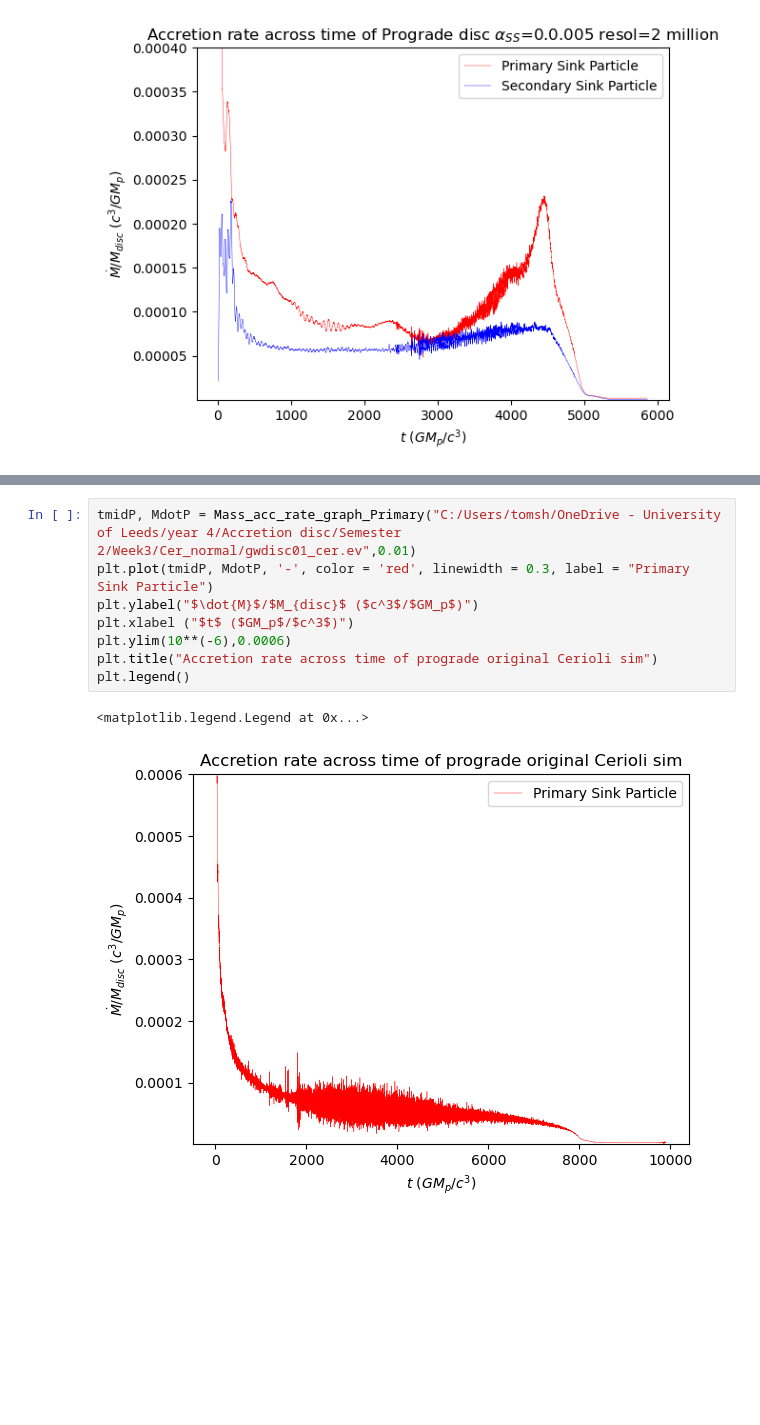
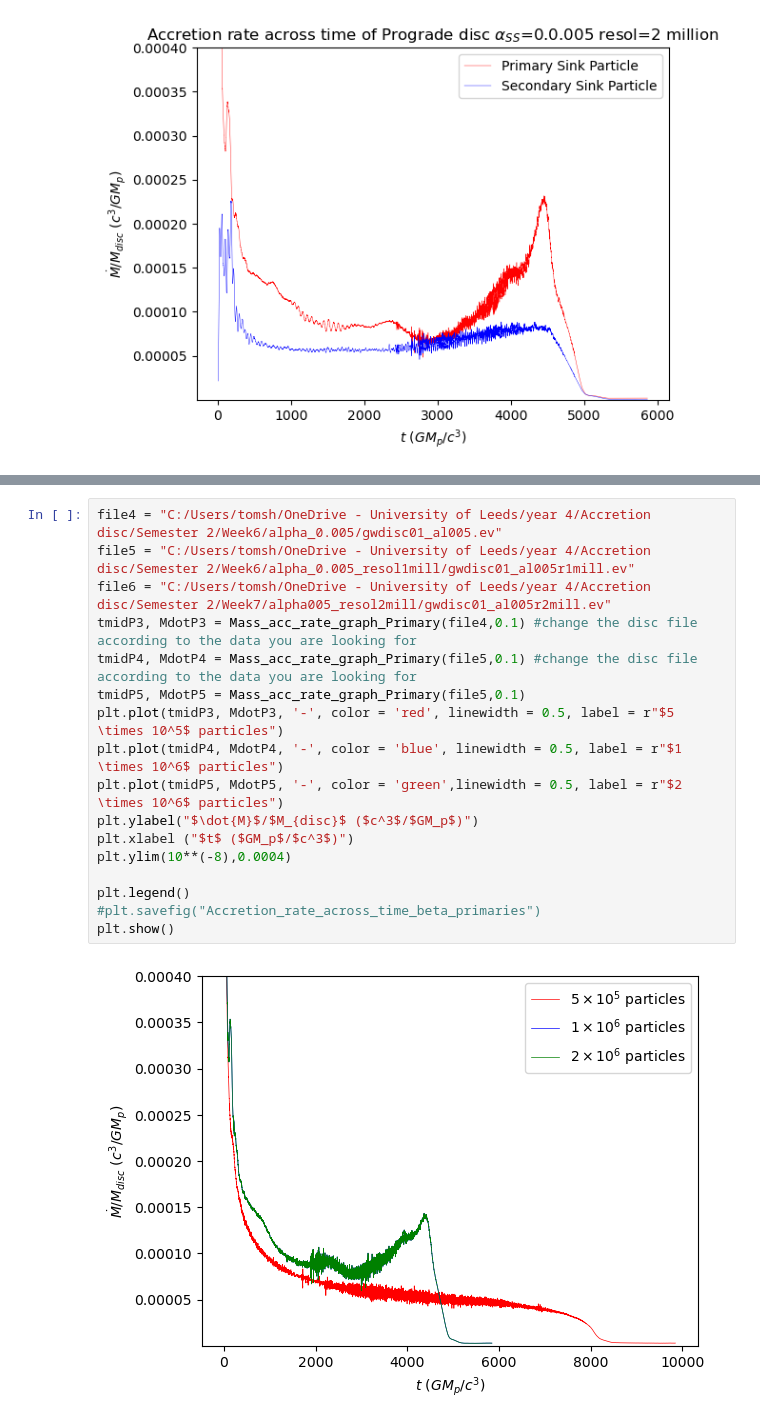
Before and after one commit to tomshilling04/physics_repo, a Jupyter notebook: Accretion_rate.ipynb, the cells around one changed output, grey strips where cells are left out. Saved outputs shown, nothing was run; the diff lists cells and outputs as text; blank space fills up the shorter version.

Commit message:
feat: adds new primary accretion graphs

```diff
--- a/Accretion_rate.ipynb
+++ b/Accretion_rate.ipynb
@@ -153,11 +159,19 @@ plt.show()
 # %%
-tmidP, MdotP = Mass_acc_rate_graph_Primary("C:/Users/tomsh/OneDrive - University of Leeds/year 4/Accretion disc/Semester 2/Week3/Cer_normal/gwdisc01_cer.ev",0.01)
-plt.plot(tmidP, MdotP, '-', color = 'red', linewidth = 0.3, label = "Primary Sink Particle")
+file4 = "C:/Users/tomsh/OneDrive - University of Leeds/year 4/Accretion disc/Semester 2/Week6/alpha_0.005/gwdisc01_al005.ev"
+file5 = "C:/Users/tomsh/OneDrive - University of Leeds/year 4/Accretion disc/Semester 2/Week6/alpha_0.005_resol1mill/gwdisc01_al005r1mill.ev"
+file6 = "C:/Users/tomsh/OneDrive - University of Leeds/year 4/Accretion disc/Semester 2/Week7/alpha005_resol2mill/gwdisc01_al005r2mill.ev"
+tmidP3, MdotP3 = Mass_acc_rate_graph_Primary(file4,0.1) #change the disc file according to the data you are looking for
+tmidP4, MdotP4 = Mass_acc_rate_graph_Primary(file5,0.1) #change the disc file according to the data you are looking for
+tmidP5, MdotP5 = Mass_acc_rate_graph_Primary(file5,0.1)
+plt.plot(tmidP3, MdotP3, '-', color = 'red', linewidth = 0.5, label = r"$5 \times 10^5$ particles")
+plt.plot(tmidP4, MdotP4, '-', color = 'blue', linewidth = 0.5, label = r"$1 \times 10^6$ particles")
+plt.plot(tmidP5, MdotP5, '-', color = 'green',linewidth = 0.5, label = r"$2 \times 10^6$ particles")
 plt.ylabel("$\dot{M}$/$M_{disc}$ ($c^3$/$GM_p$)")
 plt.xlabel ("$t$ ($GM_p$/$c^3$)")
-plt.ylim(10**(-6),0.0006)
-plt.title("Accretion rate across time of prograde original Cerioli sim")
+plt.ylim(10**(-8),0.0004)
+
 plt.legend()
+#plt.savefig("Accretion_rate_across_time_beta_primaries")
+plt.show()
 # %% [output]
-<matplotlib.legend.Legend at 0x...>
-[figure, old version]
+[figure, new version]
```
Also changed, not shown: parts of 1 cell of this notebook.
